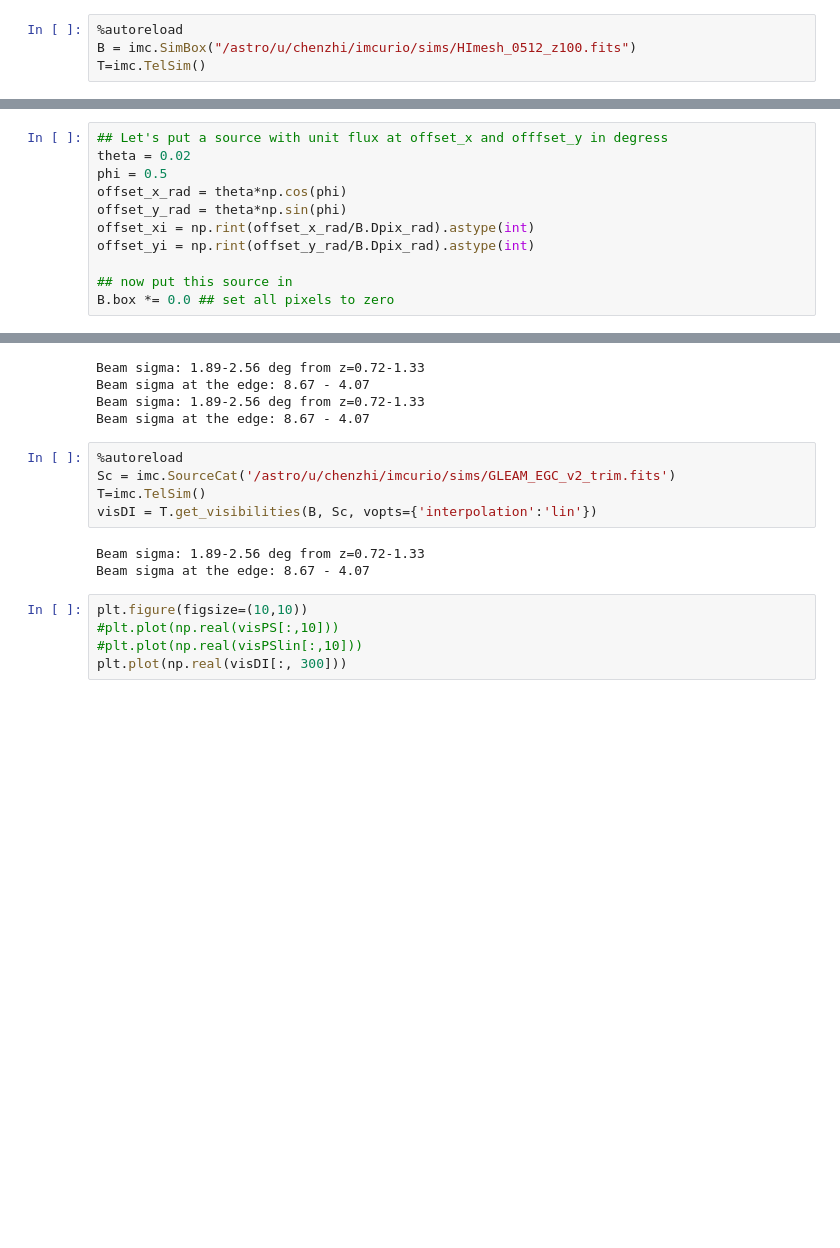
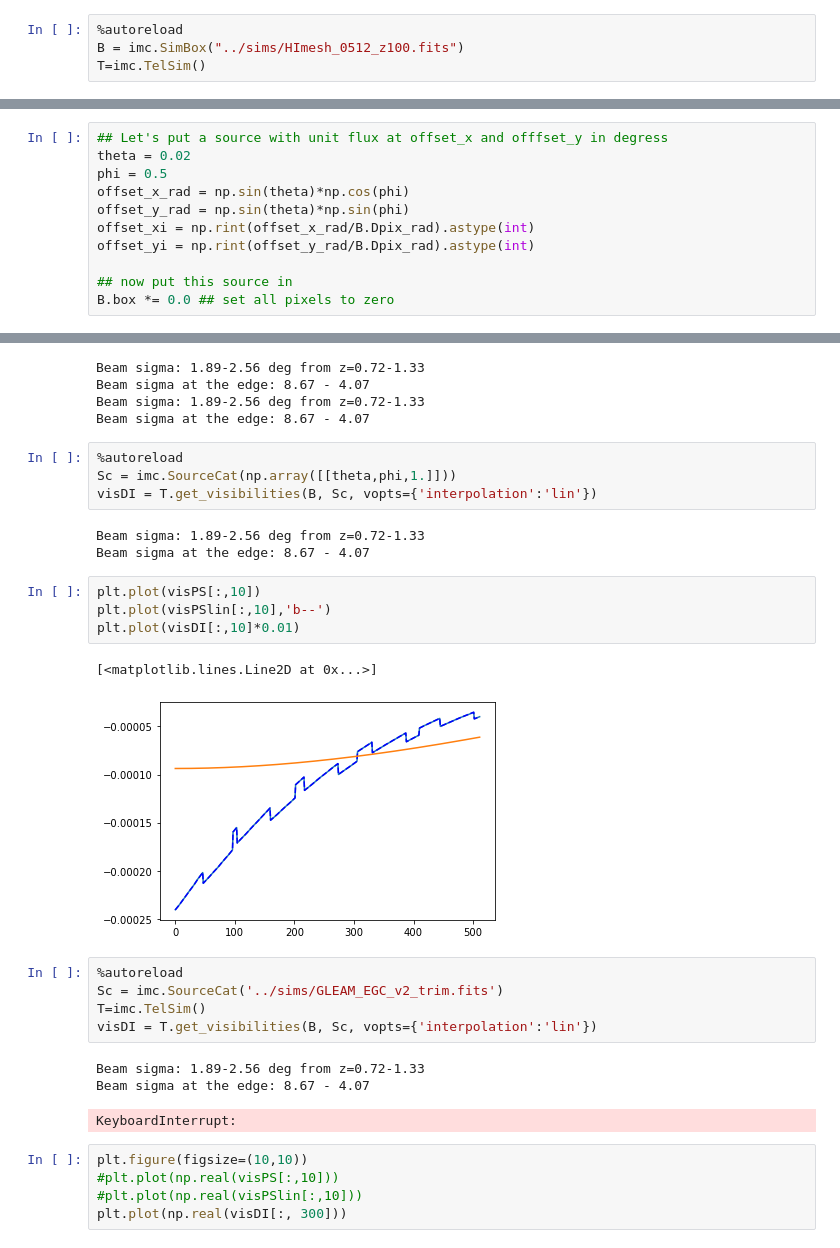
Before and after one commit to radiohep/imcurio, a Jupyter notebook: notebooks/point_source_vis.ipynb, the cells around one changed output, grey strips where cells are left out. Cells and saved outputs as stored; diff of their text form; blank space fills up the shorter version.

```diff
--- a/notebooks/point_source_vis.ipynb
+++ b/notebooks/point_source_vis.ipynb
@@ -11,7 +12,7 @@ from copy import deepcopy
 import time
 # %%
 %autoreload
-B = imc.SimBox("/astro/u/chenzhi/imcurio/sims/HImesh_0512_z100.fits")
+B = imc.SimBox("../sims/HImesh_0512_z100.fits")
 T=imc.TelSim()
 # %% [output]
 Box size: 32.81-20.88 deg from z=0.72-1.33
@@ -19,8 +20,8 @@ Box size: 32.81-20.88 deg from z=0.72-1.33
 ## Let's put a source with unit flux at offset_x and offfset_y in degress
 theta = 0.02
 phi = 0.5
-offset_x_rad = theta*np.cos(phi)
-offset_y_rad = theta*np.sin(phi)
+offset_x_rad = np.sin(theta)*np.cos(phi)
+offset_y_rad = np.sin(theta)*np.sin(phi)
 offset_xi = np.rint(offset_x_rad/B.Dpix_rad).astype(int)
 offset_yi = np.rint(offset_y_rad/B.Dpix_rad).astype(int)
 
@@ -38,14 +39,29 @@ Beam sigma: 1.89-2.56 deg from z=0.72-1.33
 Beam sigma at the edge: 8.67 - 4.07
 Beam sigma: 1.89-2.56 deg from z=0.72-1.33
 Beam sigma at the edge: 8.67 - 4.07
+# %%
+%autoreload
+Sc = imc.SourceCat(np.array([[theta,phi,1.]]))
+visDI = T.get_visibilities(B, Sc, vopts={'interpolation':'lin'})
+# %% [output]
+Beam sigma: 1.89-2.56 deg from z=0.72-1.33
+Beam sigma at the edge: 8.67 - 4.07
+# %%
+plt.plot(visPS[:,10])
+plt.plot(visPSlin[:,10],'b--')
+plt.plot(visDI[:,10]*0.01)
+# %% [output]
+[<matplotlib.lines.Line2D at 0x...>]
+[figure, added]
 # %%
 %autoreload
-Sc = imc.SourceCat('/astro/u/chenzhi/imcurio/sims/GLEAM_EGC_v2_trim.fits')
+Sc = imc.SourceCat('../sims/GLEAM_EGC_v2_trim.fits')
 T=imc.TelSim()
 visDI = T.get_visibilities(B, Sc, vopts={'interpolation':'lin'})
 # %% [output]
 Beam sigma: 1.89-2.56 deg from z=0.72-1.33
 Beam sigma at the edge: 8.67 - 4.07
+KeyboardInterrupt:
 # %%
 plt.figure(figsize=(10,10))
 #plt.plot(np.real(visPS[:,10]))
```
Also changed, not shown: parts of 1 cell of this notebook, 2 other files.
